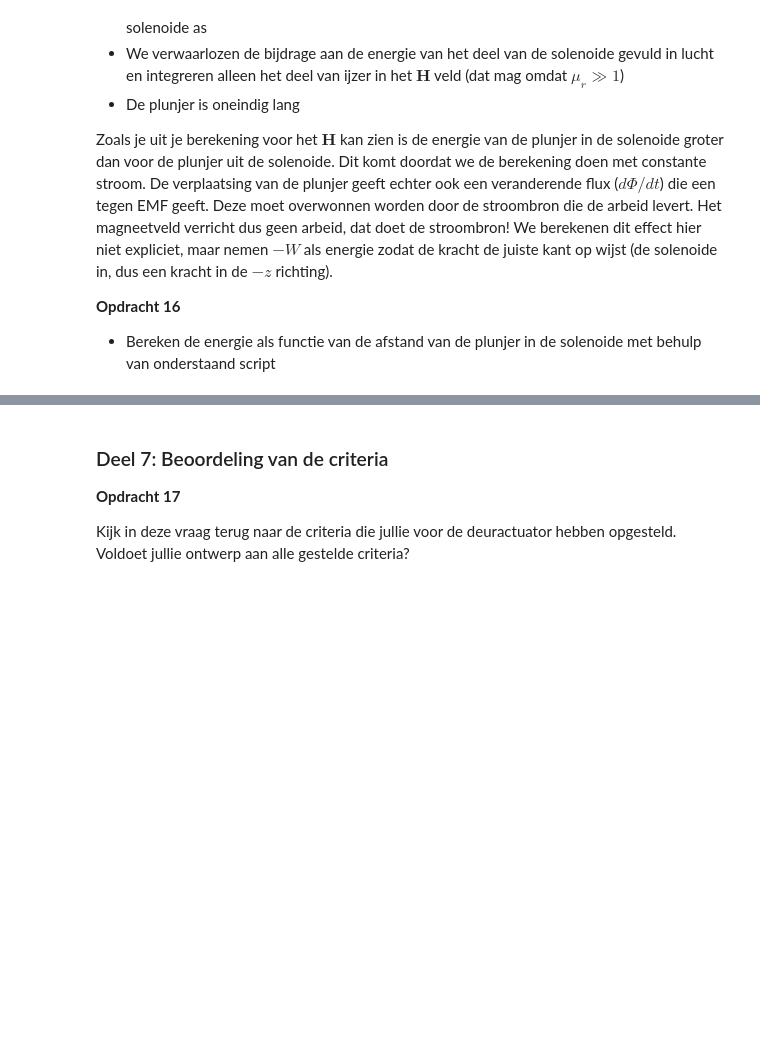
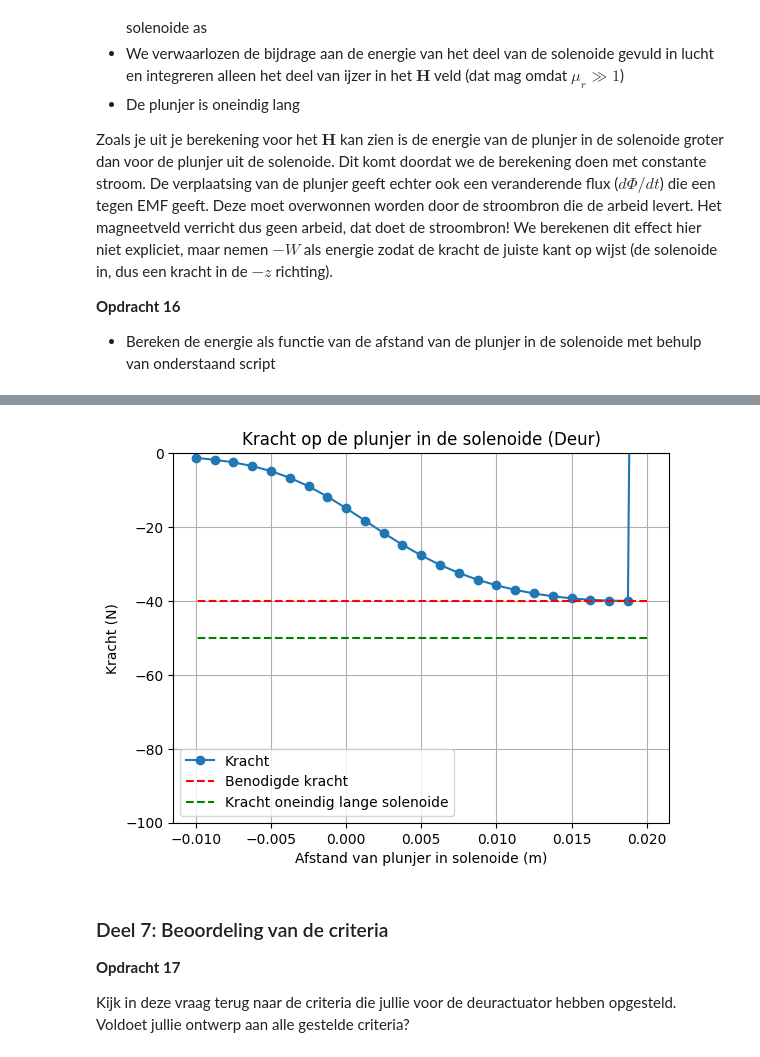
Before and after one commit to gltChboy/opdrachten-DEF-D, a Jupyter notebook: 2KrachtactuatorOpdracht/KrachtactuatorOpdracht.ipynb, the cells around one changed output, grey strips where cells are left out. Cells and saved outputs as stored; diff of their text form; code cells hidden in the pictures; blank space fills up the shorter version.

```diff
--- a/2KrachtactuatorOpdracht/KrachtactuatorOpdracht.ipynb
+++ b/2KrachtactuatorOpdracht/KrachtactuatorOpdracht.ipynb
@@ -639,14 +640,19 @@ plt.xlabel('Afstand van plunjer in solenoide (m)'), plt.ylabel('Energie (J)'), p
 # %%
-force_analytical = -mu0*mu_r*np.pi*r_sol**2*int(N)**2*I**2/2/L_sol**2 # Kracht uitrekenen numeriek (voor oneindig lange solenoide)
-force_numerical=np.diff(Wz, n=1, append=[0])/(z_ax[1] - z_ax[0]) # Kracht uitrekenen (op basis van F=dW/dz)
+force_analytical = -mu0*mu_r*np.pi*r_sol**2*aantal_omwent**2*I**2/2/L_sol**2 # Kracht uitrekenen numeriek
+force_numerical=np.diff(Wz, n=1, append=[0])/(z_ax[1] - z_ax[0]) # Kracht uitrekenen
 
 # Plotting the results
 plt.plot(L_sol/2 - z_ax, np.flipud(force_numerical), '-o', label='Kracht')
-plt.plot(L_sol/2 - z_ax, (-40)*np.ones(n_ax), '--r', label='Benodigde kracht')
+plt.plot(L_sol/2 - z_ax, (-F)*np.ones(n_ax), '--r', label='Benodigde kracht')
 plt.plot(L_sol/2 - z_ax, force_analytical*np.ones(n_ax), '--g', label='Kracht oneindig lange solenoide')
 plt.xlabel('Afstand van plunjer in solenoide (m)'), plt.ylabel('Kracht (N)'), plt.grid(), plt.legend()
-plt.xlim(min(L_sol/2 - z_ax),max(L_sol/2 - z_ax)-0.001)
 plt.ylim([-100, 0])
+plt.title('Kracht op de plunjer in de solenoide (Deur)')
+plt.legend()
+plt.grid(True)
+plt.show()
+# %% [output]
+[figure, added]
 # %% [markdown]
 ### Deel 7: Beoordeling van de criteria
 **Opdracht 17**
```
Also changed, not shown: parts of 24 cells of this notebook, 9 other files.
